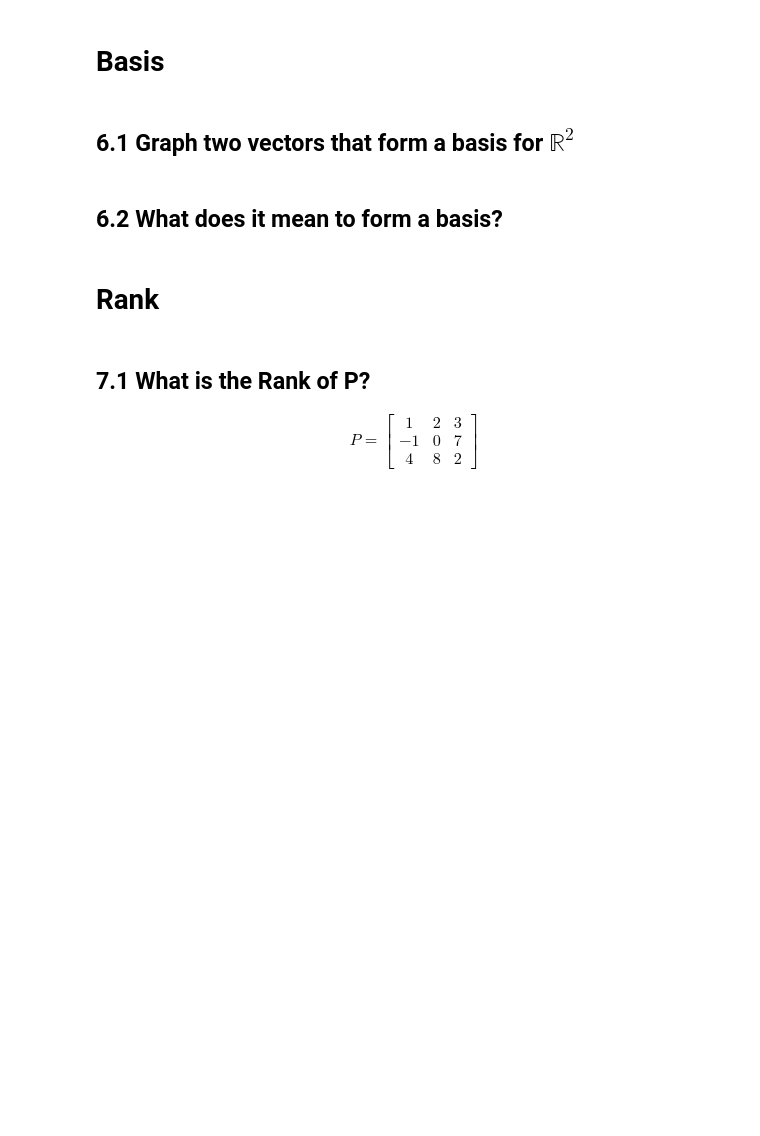
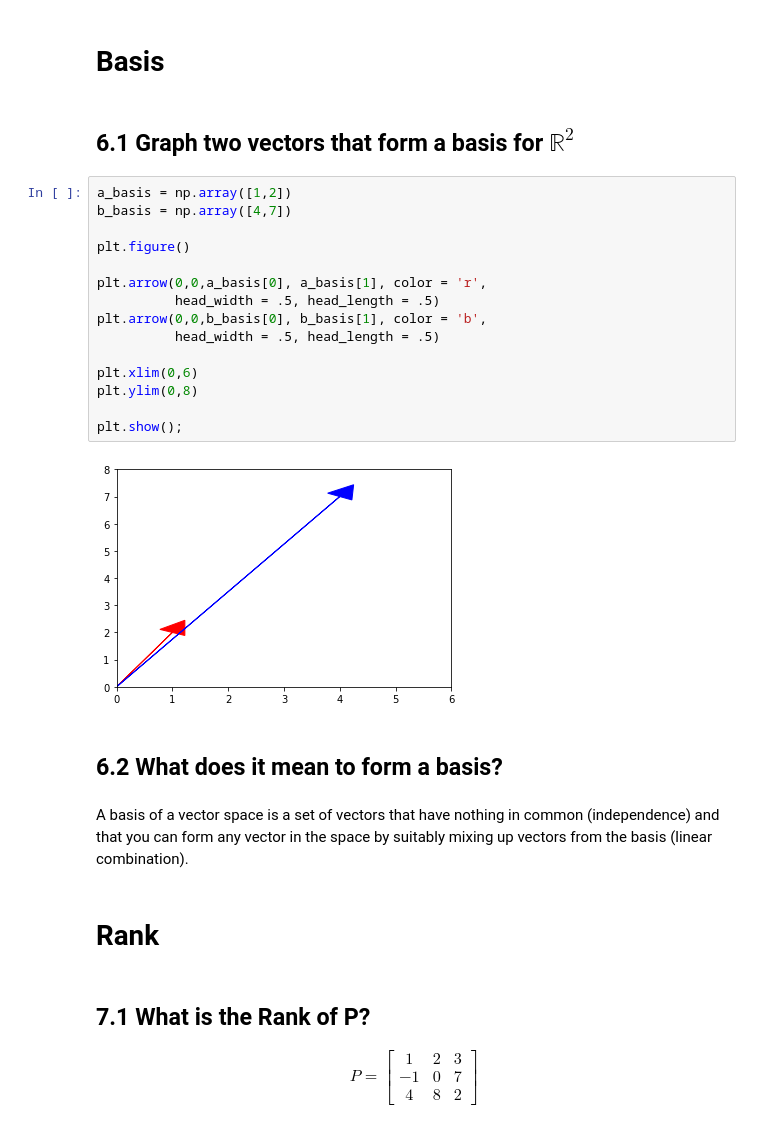
Before and after one commit to pedroescobedob/DS-Unit-1-Sprint-4-Linear-Algebra, a Jupyter notebook: Pedro_Escobedo_Intermediate_Linear_Algebra_Assignment.ipynb, the cells around one changed output. Drawn from its saved outputs; the diff is of its cells as text; blank space fills up the shorter version.

```diff
--- a/Pedro_Escobedo_Intermediate_Linear_Algebra_Assignment.ipynb
+++ b/Pedro_Escobedo_Intermediate_Linear_Algebra_Assignment.ipynb
@@ -231,8 +251,27 @@ n = \begin{bmatrix} 4 & 8  & 2\end{bmatrix}
 # Basis
 # %% [markdown]
 ## 6.1 Graph two vectors that form a basis for $\mathbb{R}^2$
+# %%
+a_basis = np.array([1,2])
+b_basis = np.array([4,7])
+
+plt.figure()
+
+plt.arrow(0,0,a_basis[0], a_basis[1], color = 'r',
+          head_width = .5, head_length = .5)
+plt.arrow(0,0,b_basis[0], b_basis[1], color = 'b',
+          head_width = .5, head_length = .5)
+
+plt.xlim(0,6)
+plt.ylim(0,8)
+
+plt.show();
+# %% [output]
+[figure, added]
 # %% [markdown]
 ## 6.2 What does it mean to form a basis?
+# %% [markdown]
+A basis of a vector space is a set of vectors that have nothing in common (independence) and that you can form any vector in the space by suitably mixing up vectors from the basis (linear combination).
 # %% [markdown]
 # Rank
 # %% [markdown]
```
Also changed, not shown: parts of 15 cells of this notebook.
